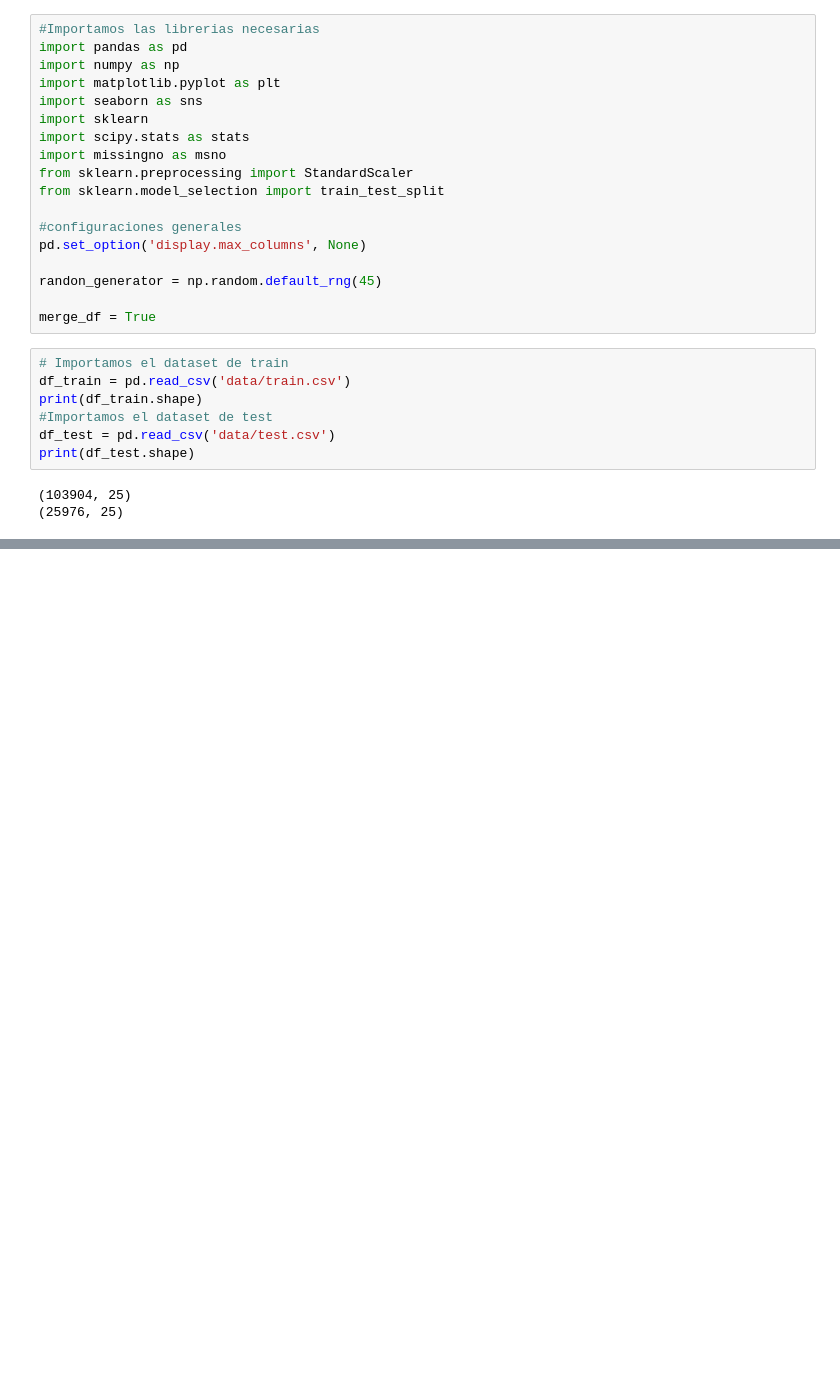
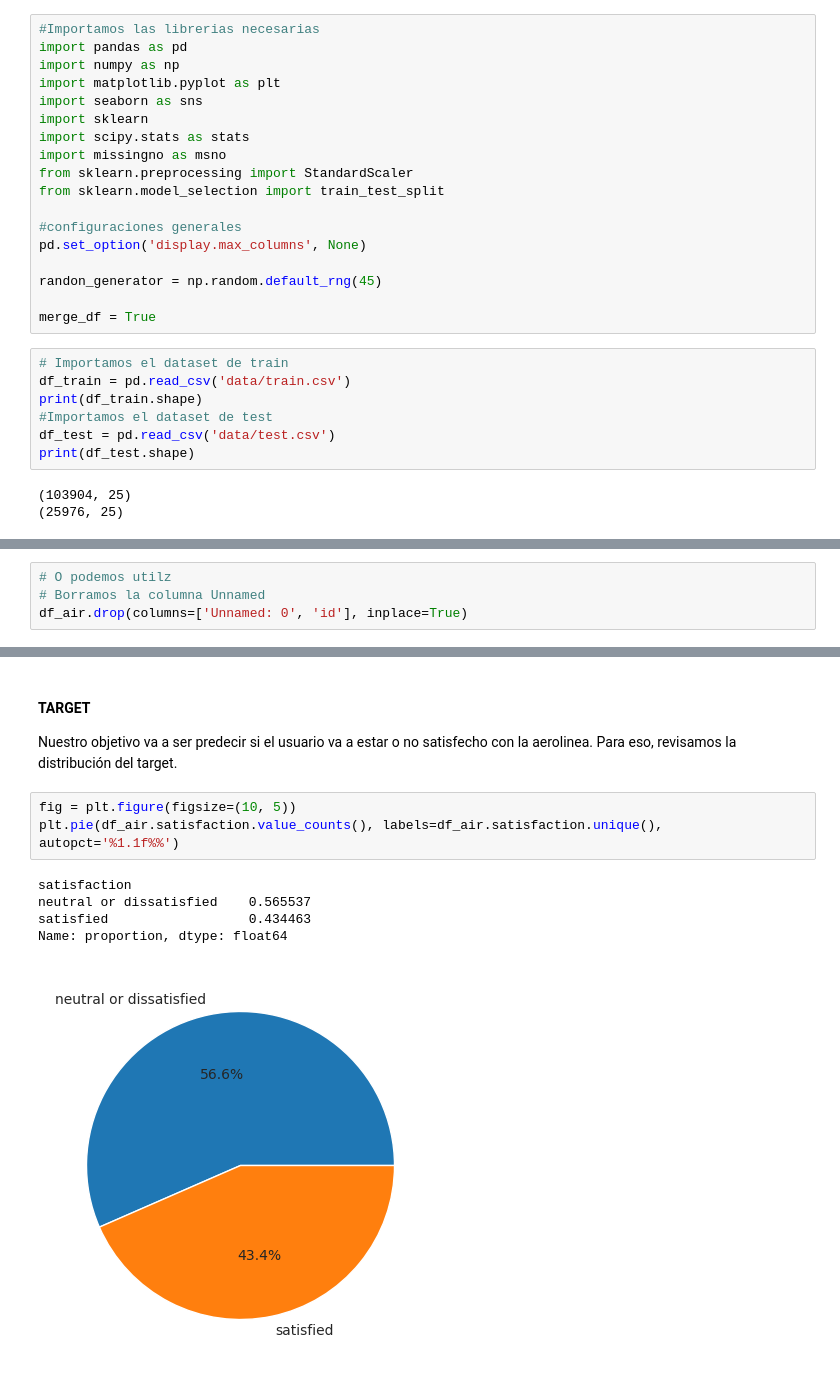
Before and after one commit to vasconcelosfer/dayaAnlisysTP, a Jupyter notebook: TP_FINAL_AD.ipynb, the cells around one changed output, grey strips where cells are left out. Saved outputs shown, nothing was run; the diff lists cells and outputs as text; blank space fills up the shorter version.

```diff
--- a/TP_FINAL_AD.ipynb
+++ b/TP_FINAL_AD.ipynb
@@ -39,0 +45,4 @@ df_total.drop(columns='Unnamed: 0', inplace=True)
+# %%
+# O podemos utilz
+# Borramos la columna Unnamed
+df_air.drop(columns=['Unnamed: 0', 'id'], inplace=True)
@@ -39,0 +139,12 @@ df_total.drop(columns='Unnamed: 0', inplace=True)
+# %% [markdown]
+#### TARGET
+Nuestro objetivo va a ser predecir si el usuario va a estar o no satisfecho con la aerolinea. Para eso, revisamos la distribución del target.
+# %%
+fig = plt.figure(figsize=(10, 5))
+plt.pie(df_air.satisfaction.value_counts(), labels=df_air.satisfaction.unique(), autopct='%1.1f%%')
+# %% [output]
+satisfaction
+neutral or dissatisfied    0.565537
+satisfied                  0.434463
+Name: proportion, dtype: float64
+[figure, added]
```
Also changed, not shown: parts of 14 cells of this notebook.
